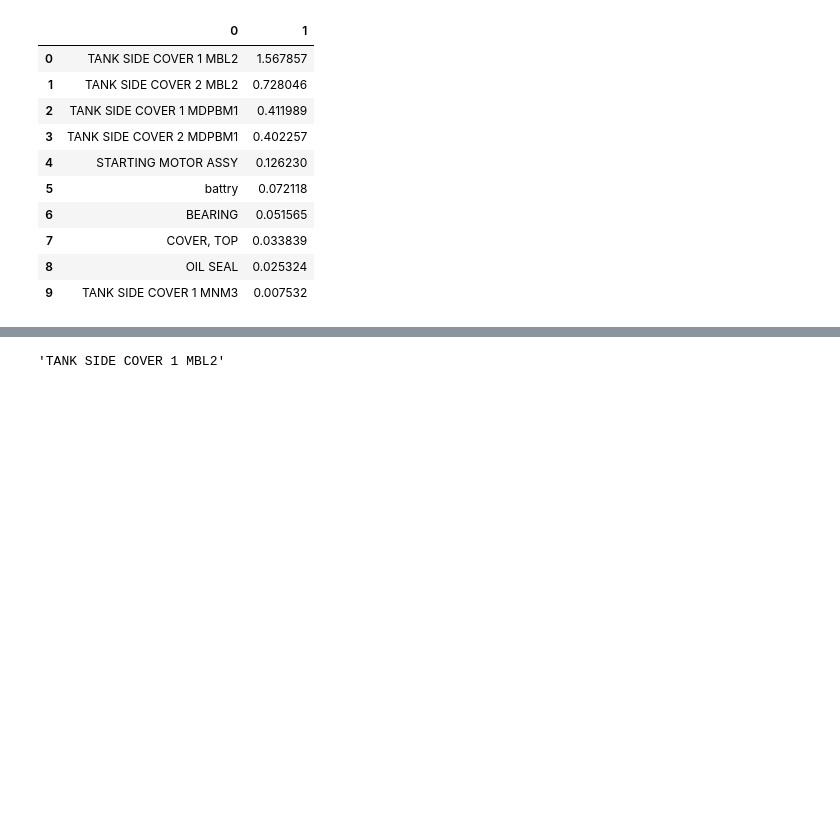
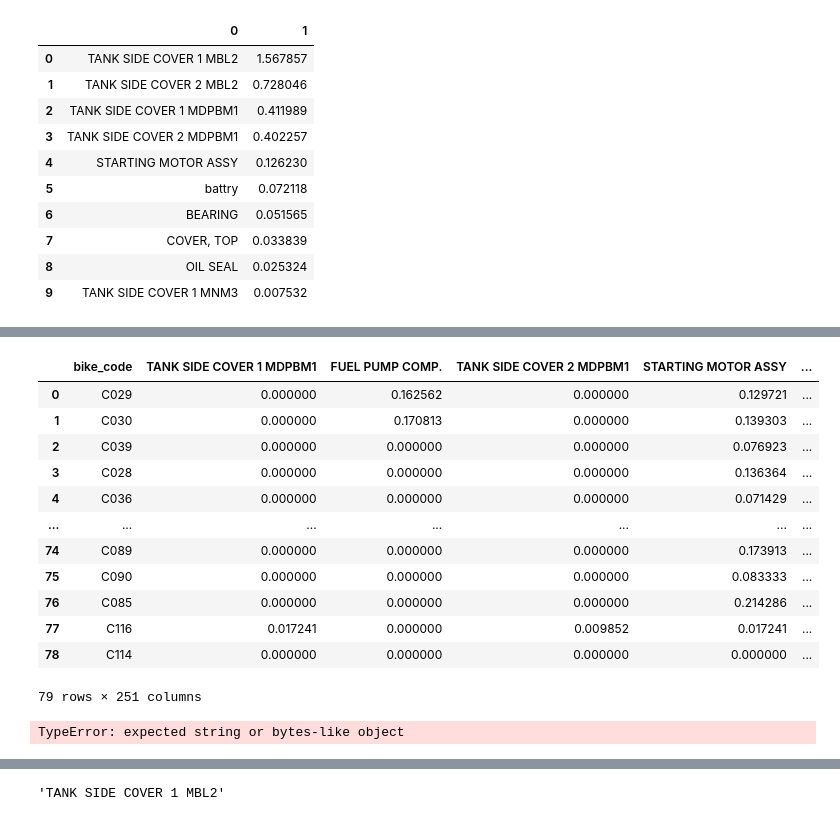
Before and after one commit to arafatshovon/Motors_Job_Card, a Jupyter notebook: app/test_card.ipynb, the cells around one changed output, grey strips where cells are left out. Saved outputs shown, nothing was run; the diff lists cells and outputs as text; code cells hidden in the pictures; blank space fills up the shorter version.

```diff
--- a/app/test_card.ipynb
+++ b/app/test_card.ipynb
@@ -41,0 +81,17 @@ DATAS
+# %%
+bike_cluster = pd.read_csv('./cluster_data/bike_code.csv')
+bike_cluster
+# %% [output]
+|  | bike_code | TANK SIDE COVER 1 MDPBM1 | FUEL PUMP COMP. | TANK SIDE COVER 2 MDPBM1 | STARTING MOTOR ASSY | ... |
+| 0 | C029 | 0.000000 | 0.162562 | 0.000000 | 0.129721 | ... |
+| 1 | C030 | 0.000000 | 0.170813 | 0.000000 | 0.139303 | ... |
+| 2 | C039 | 0.000000 | 0.000000 | 0.000000 | 0.076923 | ... |
+| 3 | C028 | 0.000000 | 0.000000 | 0.000000 | 0.136364 | ... |
+| 4 | C036 | 0.000000 | 0.000000 | 0.000000 | 0.071429 | ... |
+| ... | ... | ... | ... | ... | ... | ... |
+| 74 | C089 | 0.000000 | 0.000000 | 0.000000 | 0.173913 | ... |
+| 75 | C090 | 0.000000 | 0.000000 | 0.000000 | 0.083333 | ... |
+| 76 | C085 | 0.000000 | 0.000000 | 0.000000 | 0.214286 | ... |
+| 77 | C116 | 0.017241 | 0.000000 | 0.009852 | 0.017241 | ... |
+| 78 | C114 | 0.000000 | 0.000000 | 0.000000 | 0.000000 | ... |
+79 rows × 251 columns
@@ -41,0 +100,4 @@ DATAS
+# %%
+x = re.search("TANK SIDE COVER 1", all_parts)
+# %% [output]
+TypeError: expected string or bytes-like object
```
Also changed, not shown: parts of 15 cells of this notebook, 5 other files.
